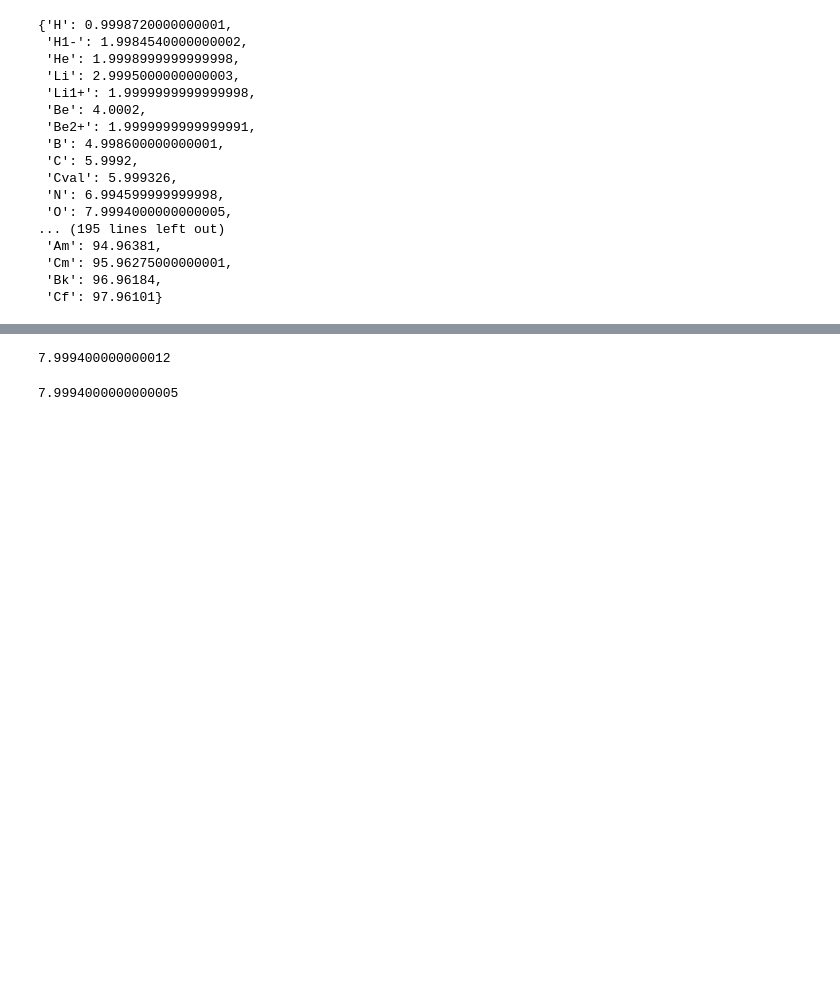
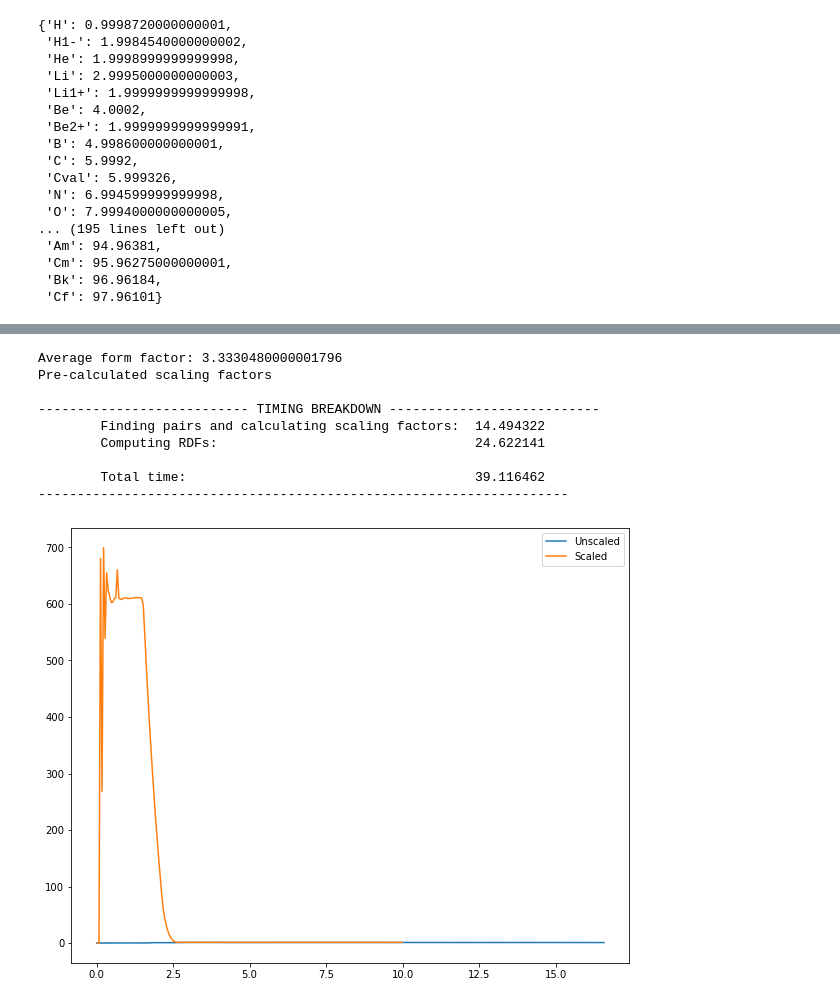
Before and after one commit to schwinns/polyamide-build, a Jupyter notebook: protonated/walls/L33A_33A_68A/hydration/testing/gromacs_water_box/rdfs/plot_water_rdfs.ipynb, the cells around one changed output, grey strips where cells are left out. Drawn from its saved outputs; the diff is of its cells as text; code cells hidden in the pictures; blank space fills up the shorter version.

```diff
--- a/protonated/walls/L33A_33A_68A/hydration/testing/gromacs_water_box/rdfs/plot_water_rdfs.ipynb
+++ b/protonated/walls/L33A_33A_68A/hydration/testing/gromacs_water_box/rdfs/plot_water_rdfs.ipynb
@@ -359,16 +482,56 @@ Total time: 205.752955
-# %%
-avg_f = 0
-count = 0
-for i in O_idx:
-    f_i = form_factors[top.atom(i).element.symbol]
-    avg_f += f_i
-    count += 1
-
-avg_f = avg_f / count
-avg_f
-# %% [output]
-7.999400000000012
-# %%
-f_i
-# %% [output]
-7.9994000000000005
+# %%
+# Time it
+from time import time
+start = time()
+
+# Put it all together for a system RDF with pre-calculated scaling factors (the fastest!)
+atom_idx = [atom.index for atom in top.atoms]
+
+pairs = []
+scaling_factors = []
+
+avg_f = 0
+count = 0
+for i in atom_idx:
+    f_i = form_factors[top.atom(i).element.symbol]
+    avg_f += f_i
+    count += 1
+    for j in atom_idx:
+        if i != j:# and top.atom(i).residue != top.atom(j).residue:
+            f_j = form_factors[top.atom(j).element.symbol]
+            pairs.append([i,j])
+            scaling_factors.append(f_i*f_j)
+
+avg_f = avg_f / count
+scaling_factors = np.array(scaling_factors) / avg_f**2
+print('Average form factor:', avg_f)
+find_pairs = time()
+
+r, g_r = compute_rdf(t, pairs, scaling_factors=scaling_factors)
+rdf_comp = time()
+
+print()
+print('-'*27 + ' TIMING BREAKDOWN ' + '-'*27)
+print('\tFinding pairs and calculating scaling factors:\t%f' %(find_pairs - start) )
+print('\tComputing RDFs: \t\t\t\t%f' %(rdf_comp - find_pairs) )
+print('\n\tTotal time: \t\t\t\t\t%f' %(rdf_comp - start) )
+print('-'*68)
+
+xvg = gro.fileformats.XVG('./rdf.xvg')
+data = xvg.array
+
+fig, ax = plt.subplots(1,1, figsize=(10,8))
+ax.plot(data[0,:]*10, data[1,:], label='Unscaled')
+ax.plot(r*10, g_r, label='Scaled')
+ax.legend();
+# %% [output]
+Average form factor: 3.3330480000001796
+Pre-calculated scaling factors
+
+--------------------------- TIMING BREAKDOWN ---------------------------
+        Finding pairs and calculating scaling factors:  14.494322
+        Computing RDFs:                                 24.622141
+
+        Total time:                                     39.116462
+--------------------------------------------------------------------
+[figure, added]
```
Also changed, not shown: parts of 9 cells of this notebook, 6 other files.
